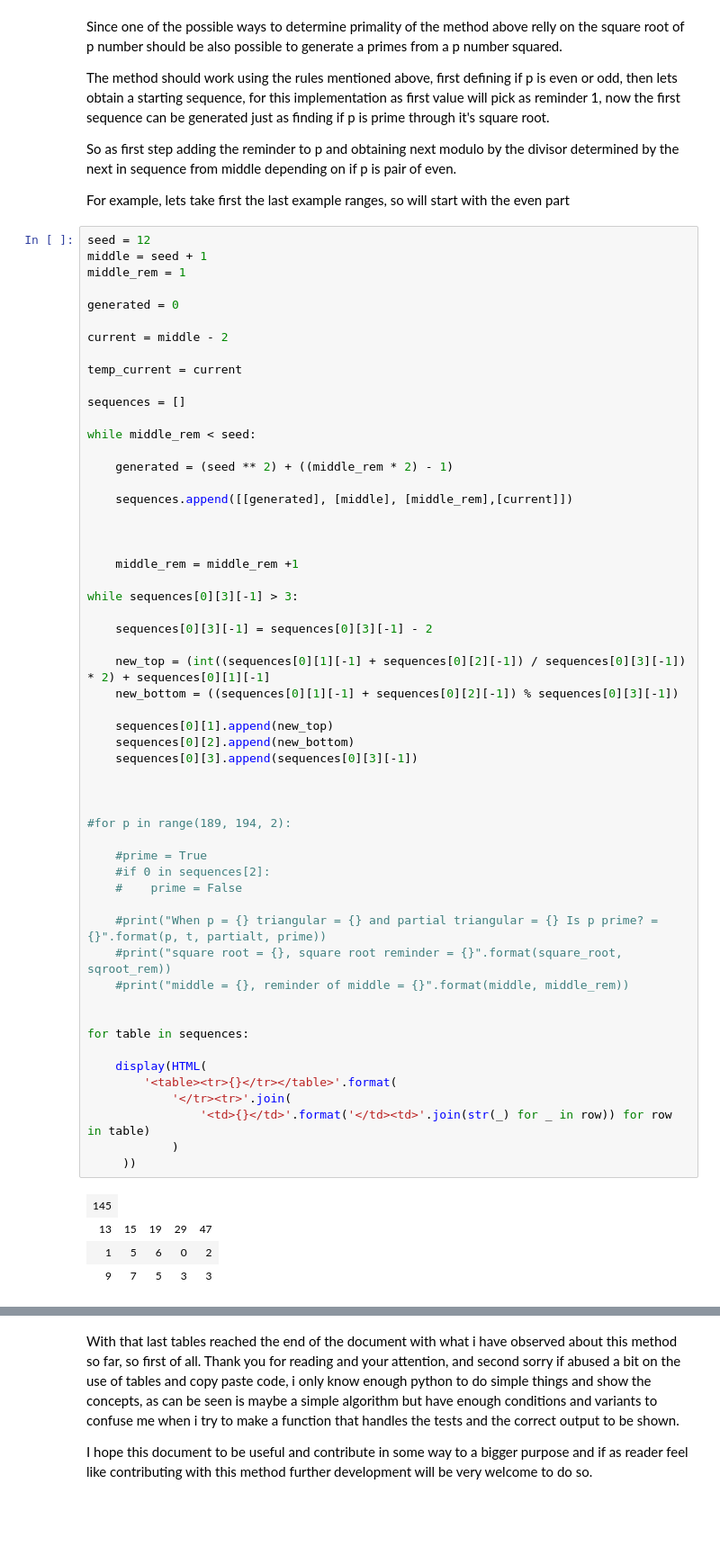
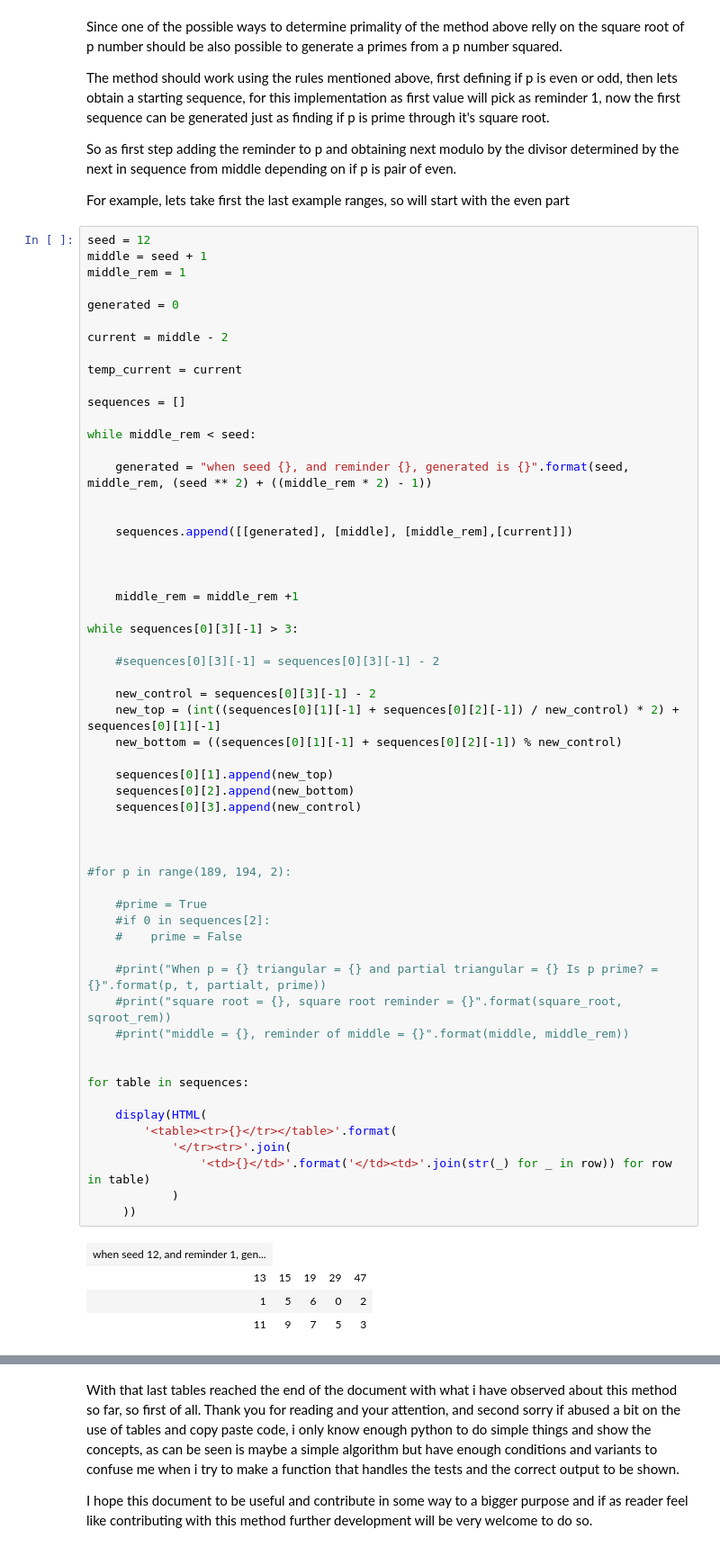
Before and after one commit to PandaLz/PrimeRT-Lz, a Jupyter notebook: index.ipynb, the cells around one changed output, grey strips where cells are left out. Shown at 90% size. Saved outputs shown, nothing was run; the diff lists cells and outputs as text; blank space fills up the shorter version.

```diff
--- a/index.ipynb
+++ b/index.ipynb
@@ -886,7 +886,8 @@ sequences = []
 
 while middle_rem < seed:
 
-    generated = (seed ** 2) + ((middle_rem * 2) - 1)
+    generated = "when seed {}, and reminder {}, generated is {}".format(seed, middle_rem, (seed ** 2) + ((middle_rem * 2) - 1))
+
 
     sequences.append([[generated], [middle], [middle_rem],[current]])
 
@@ -896,38 +897,39 @@ while middle_rem < seed:
 
 while sequences[0][3][-1] > 3:
 
-    sequences[0][3][-1] = sequences[0][3][-1] - 2
+    #sequences[0][3][-1] = sequences[0][3][-1] - 2
 
-    new_top = (int((sequences[0][1][-1] + sequences[0][2][-1]) / sequences[0][3][-1]) * 2) + sequences[0][1][-1]
-    new_bottom = ((sequences[0][1][-1] + sequences[0][2][-1]) % sequences[0][3][-1])
+    new_control = sequences[0][3][-1] - 2
+    new_top = (int((sequences[0][1][-1] + sequences[0][2][-1]) / new_control) * 2) + sequences[0][1][-1]
+    new_bottom = ((sequences[0][1][-1] + sequences[0][2][-1]) % new_control)
 
     sequences[0][1].append(new_top)
     sequences[0][2].append(new_bottom)
-    sequences[0][3].append(sequences[0][3][-1])
+    sequences[0][3].append(new_control)
 
 
 
 #for p in range(189, 194, 2):
 
     #prime = True
     #if 0 in sequences[2]:
     #    prime = False
 
     #print("When p = {} triangular = {} and partial triangular = {} Is p prime? = {}".format(p, t, partialt, prime))
     #print("square root = {}, square root reminder = {}".format(square_root, sqroot_rem))
     #print("middle = {}, reminder of middle = {}".format(middle, middle_rem))
 
 
 for table in sequences:
 
     display(HTML(
         '<table><tr>{}</tr></table>'.format(
             '</tr><tr>'.join(
                 '<td>{}</td>'.format('</td><td>'.join(str(_) for _ in row)) for row in table)
             )
      ))
 # %% [output]
-| 145 |
+| when seed 12, and reminder 1, gen... |
 | 13 | 15 | 19 | 29 | 47 |
 | 1 | 5 | 6 | 0 | 2 |
-| 9 | 7 | 5 | 3 | 3 |
+| 11 | 9 | 7 | 5 | 3 |
```
Also changed, not shown: parts of 3 cells of this notebook.
